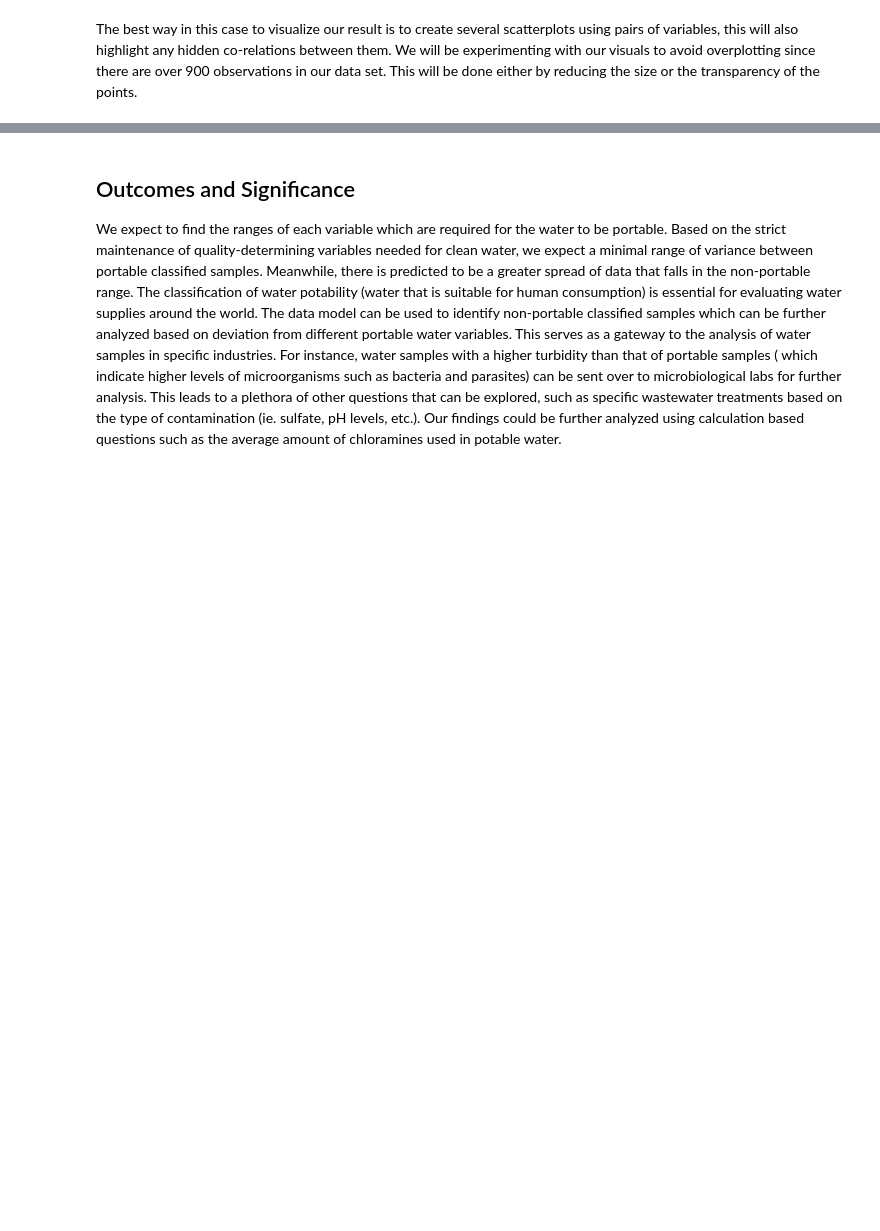
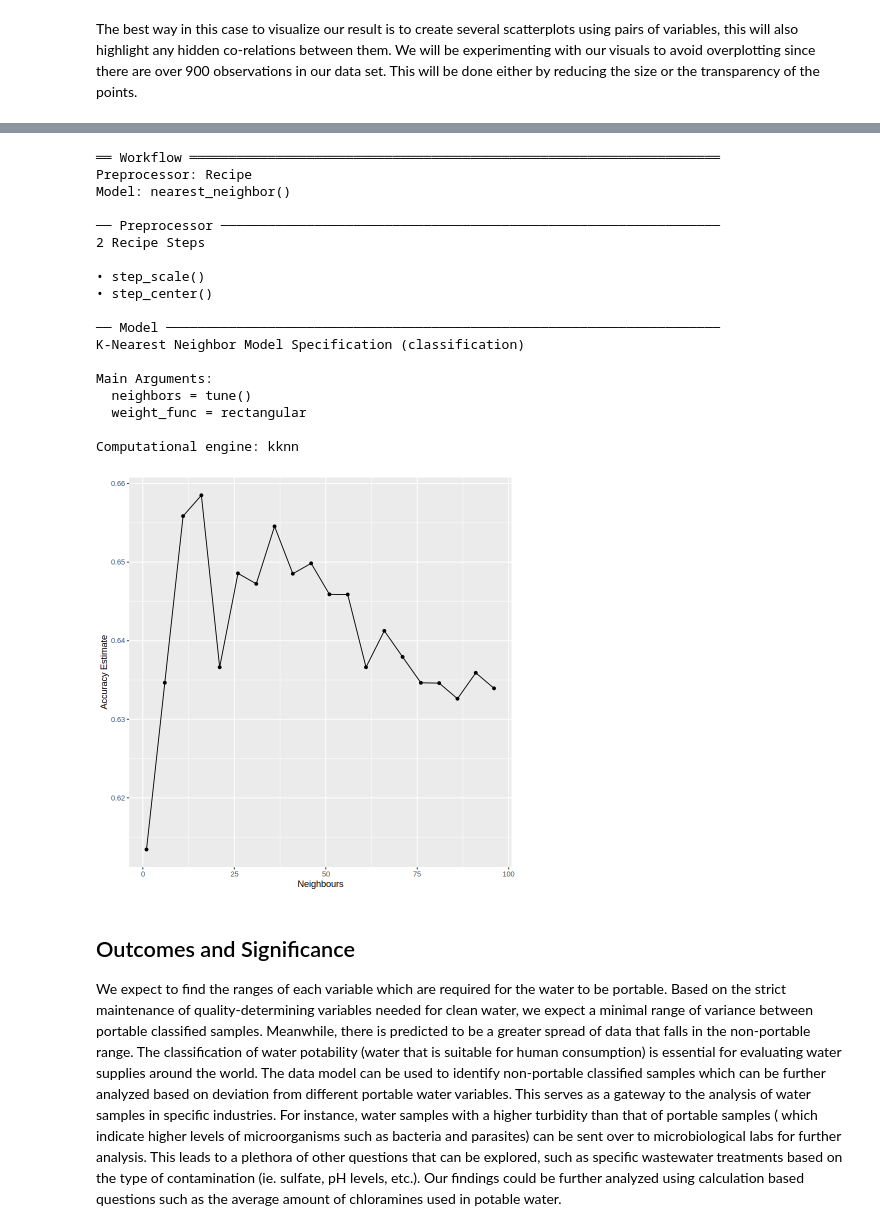
Before and after one commit to nori-2004/data-science-group-project, a Jupyter notebook: Report.ipynb, the cells around one changed output, grey strips where cells are left out. Saved outputs shown, nothing was run; the diff lists cells and outputs as text; code cells hidden in the pictures; blank space fills up the shorter version.

```diff
--- a/Report.ipynb
+++ b/Report.ipynb
@@ -141,3 +152,59 @@ The best way in this case to visualize our result is to create several scatterpl
+# %%
+## creating the recipe and scaling and centering all predictors
+water_recipe <- recipe(Potability ~ . , data = water_train) |>
+    step_scale(all_predictors()) |>
+    step_center(all_predictors())
+
+knn_spec <- nearest_neighbor(weight_func="rectangular", neighbors = tune())|>
+    set_engine("kknn")|>
+    set_mode("classification")
+
+
+k_vfold <- vfold_cv(water_train, v = 10, strata = Potability)
+
+knn_workflow <- workflow() |>
+    add_recipe(water_recipe)|>
+    add_model(knn_spec)
+
+knn_workflow
+
+## testing k values from 5 to 20
+k_vals <- tibble(neighbors = seq(from = 1, to = 100, by = 5))
+
+knn_results <- knn_workflow |>
+    tune_grid(resamples = k_vfold, grid = k_vals) |>
+    collect_metrics()
+
+accuracies <- knn_results |>
+    filter(.metric == "accuracy")
+
+cross_validation_plot <- accuracies |>
+    ggplot(aes(x = neighbors, y = mean))+
+    geom_point()+
+    geom_line()+
+    labs(x = "Neighbours", y = "Accuracy Estimate")
+
+cross_validation_plot
+# %% [output]
+══ Workflow ════════════════════════════════════════════════════════════════════
+Preprocessor: Recipe
+Model: nearest_neighbor()
+
+── Preprocessor ────────────────────────────────────────────────────────────────
+2 Recipe Steps
+
+• step_scale()
+• step_center()
+
+── Model ───────────────────────────────────────────────────────────────────────
+K-Nearest Neighbor Model Specification (classification)
+
+Main Arguments:
+  neighbors = tune()
+  weight_func = rectangular
+
+Computational engine: kknn
+[figure, added]
 # %% [markdown]
 ## Outcomes and Significance
 
```
Also changed, not shown: parts of 4 cells of this notebook.
